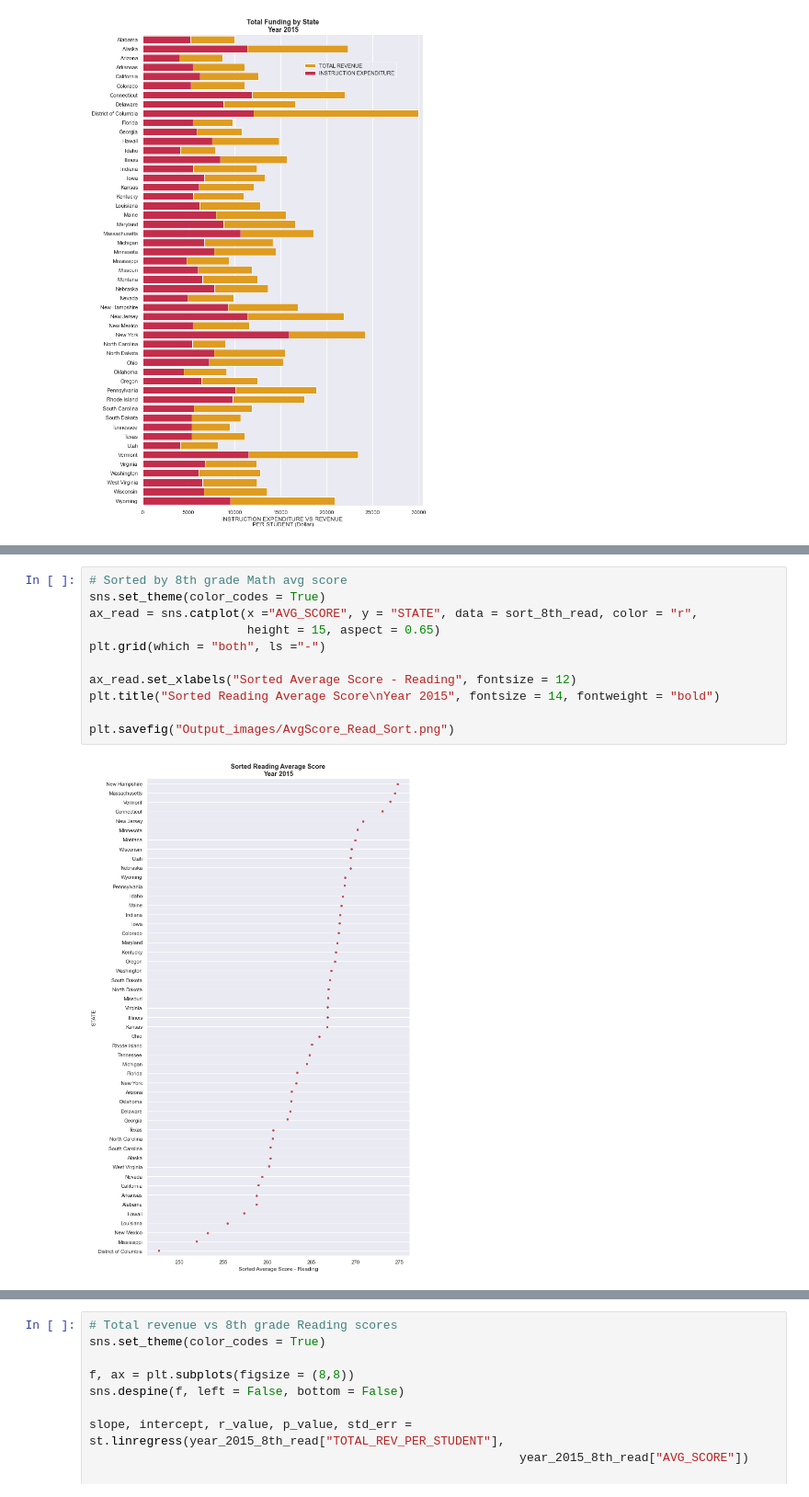
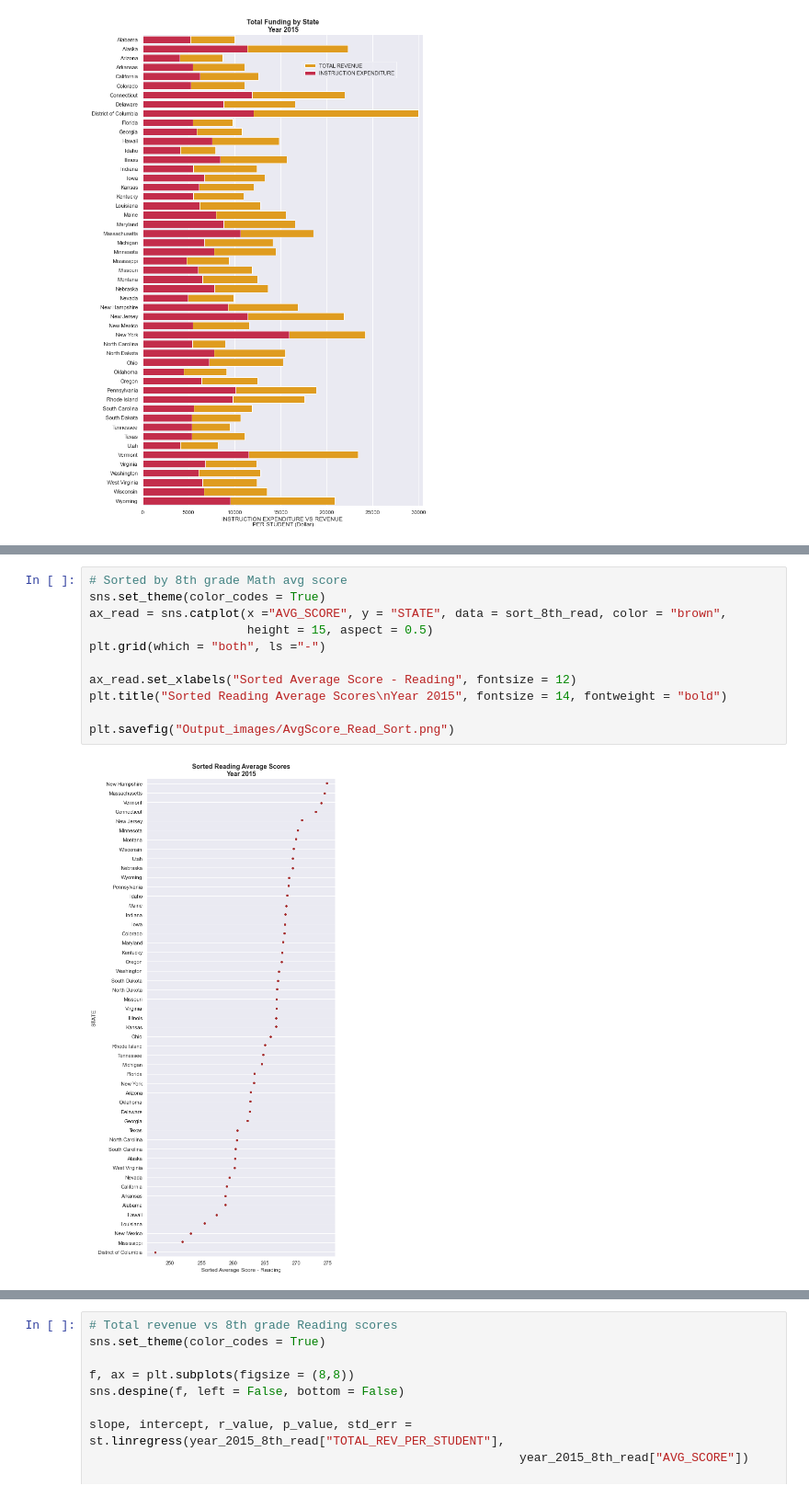
Before and after one commit to trangbt278/education, a Jupyter notebook: Student_Performance_vs_Funding.ipynb, the cells around one changed output, grey strips where cells are left out. Shown at 92% size. Saved outputs shown, nothing was run; the diff lists cells and outputs as text.

Commit message:
Update the plots details

```diff
--- a/Student_Performance_vs_Funding.ipynb
+++ b/Student_Performance_vs_Funding.ipynb
@@ -207,13 +207,13 @@ plt.savefig("Output_images/Rev_Exp_Read_AvgScore.png")
 # %%
 # Sorted by 8th grade Math avg score
 sns.set_theme(color_codes = True)
-ax_read = sns.catplot(x ="AVG_SCORE", y = "STATE", data = sort_8th_read, color = "r",
-                      height = 15, aspect = 0.65)
+ax_read = sns.catplot(x ="AVG_SCORE", y = "STATE", data = sort_8th_read, color = "brown",
+                      height = 15, aspect = 0.5)
 plt.grid(which = "both", ls ="-")
 
 ax_read.set_xlabels("Sorted Average Score - Reading", fontsize = 12)
-plt.title("Sorted Reading Average Score\nYear 2015", fontsize = 14, fontweight = "bold")
+plt.title("Sorted Reading Average Scores\nYear 2015", fontsize = 14, fontweight = "bold")
 
 plt.savefig("Output_images/AvgScore_Read_Sort.png")
 # %% [output]
-[figure, old version]
+[figure, new version]
```
Also changed, not shown: parts of 20 cells of this notebook, 8 other files.
